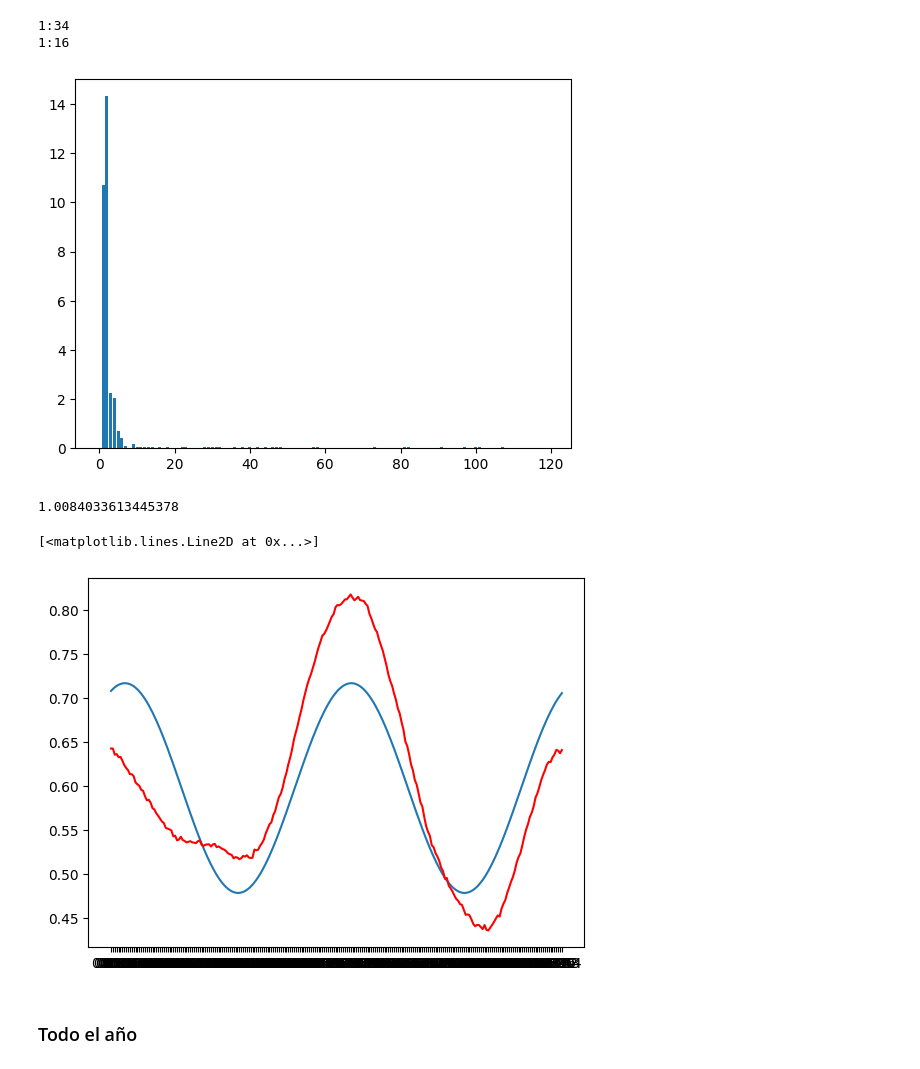
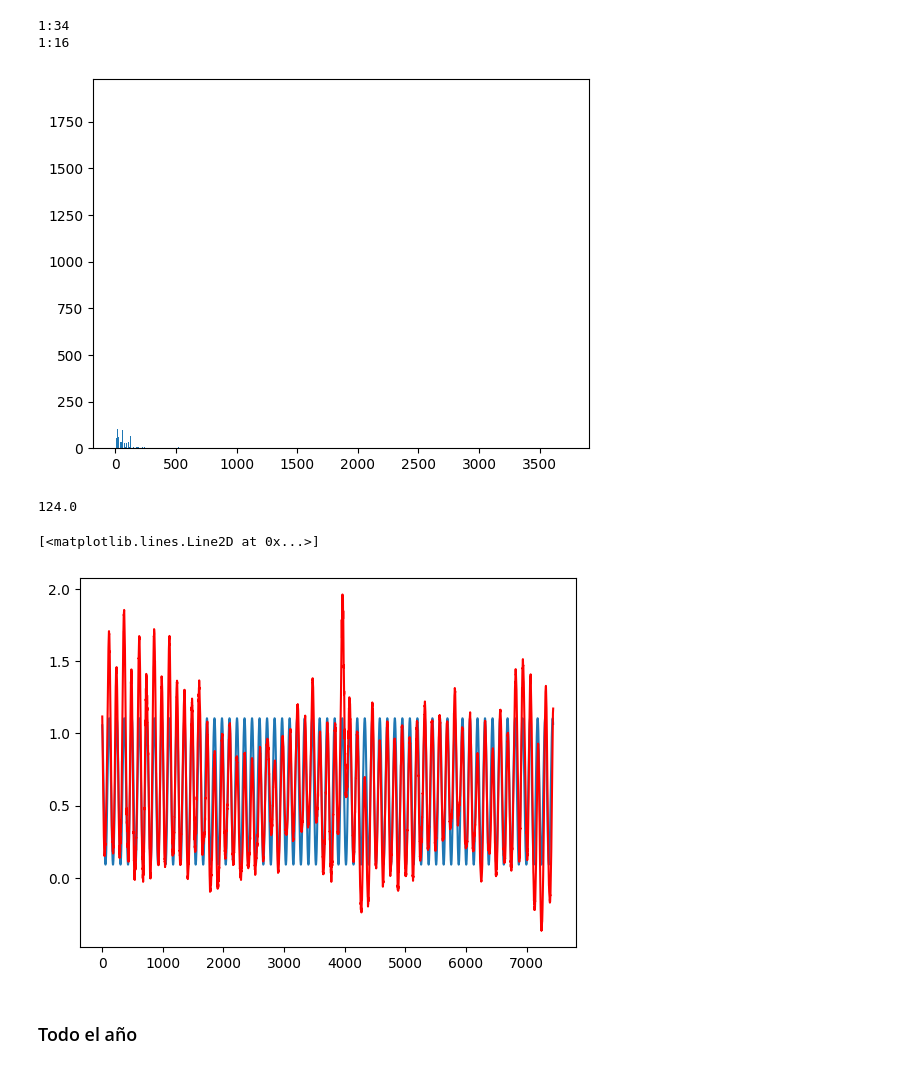
Before and after one commit to Ignacio0viedo/Analisis-de-mareas, a Jupyter notebook: tp Analisis Numerico.ipynb, the cells around one changed output. Drawn from its saved outputs; the diff is of its cells as text; code cells hidden in the pictures.

```diff
--- a/tp Analisis Numerico.ipynb
+++ b/tp Analisis Numerico.ipynb
@@ -179,7 +179,7 @@ def armador_matriz_c(cantidad_fis):
     matriz = np.matrix(columnas)
     return matriz
 # %%
-frecuencia_angular = 2 * np.pi / len(promedios_por_hora)
+frecuencia_angular = 2 * np.pi / len(alturas)
 interior_coseno = frecuencia_angular * frecuencia_mayor
 
 fis = []
@@ -194,7 +194,7 @@ for i in range(0,len(tiempos),1):
 fis.append(fi1)
 fis.append(fi2)
 fis.append(fi3)
-fis.append(promedios_por_hora)
+fis.append(alturas)
 
 pseudo_productos = calculador_pseudo_productos(fis)
 
@@ -210,13 +210,13 @@ cs = np.array(matriz_c)
 
 f = []
 x = []
-for i in range(0,240,1):
+for i in range(0,7440,1):
     x.append(i)
     f.append(cs[0] + cs[1]*np.cos(interior_coseno*i) + cs[2]*np.sin(interior_coseno*i))
 
 f = np.squeeze(f)
 
 plt.plot(x,f)
-plt.plot(tiempos,promedios_por_hora, color="red")
+plt.plot(tiempos,alturas, color="red")
 # %% [output]
 [<matplotlib.lines.Line2D at 0x...>]
@@ -276,9 +276,10 @@ print(tiempo_a_strings(promedio_diferencia_minimos))
 10:30
 10:0
 # %%
-transformada_fourier = abs(np.fft.fft(promedios_por_hora))
+transformada_fourier = abs(np.fft.fft(alturas))
 transformada_fourier[0]=0
-mitad = transformada_fourier[:12]
+print(len(alturas))
+mitad = transformada_fourier[:4380]
 x = np.arange(mitad.size)
 plt.bar(x,mitad)
 plt.show()
@@ -293,5 +295,5 @@ periodos
 # %%
-frecuencia_angular = 2 * np.pi / len(promedios_por_hora)
+frecuencia_angular = 2 * np.pi / len(alturas)
 interior_coseno = frecuencia_angular * frecuencia_mayor
 
 fis = []
@@ -306,7 +308,7 @@ for i in range(0,len(tiempos),1):
 fis.append(fi1)
 fis.append(fi2)
 fis.append(fi3)
-fis.append(promedios_por_hora)
+fis.append(alturas)
 
 pseudo_productos = calculador_pseudo_productos(fis)
 
@@ -322,13 +324,13 @@ cs = np.array(matriz_c)
 
 f = []
 x = []
-for i in range(0,24,1):
+for i in range(0,4380,1):
     x.append(i)
     f.append(cs[0] + cs[1]*np.cos(interior_coseno*i) + cs[2]*np.sin(interior_coseno*i))
 
 f = np.squeeze(f)
 
-plt.plot(x,f)
-plt.plot(tiempos,promedios_por_hora, color="red")
+plt.plot(x[:336],f[:336])
+plt.plot(tiempos[:336],alturas[:336], color="red")
 # %% [output]
 [<matplotlib.lines.Line2D at 0x...>]
@@ -390,22 +392,22 @@ print(tiempo_a_strings(promedio_diferencia_minimos))
 1:34
 1:16
 # %%
-transformada_fourier = abs(np.fft.fft(promedios_por_hora))
+transformada_fourier = abs(np.fft.fft(alturas))
 transformada_fourier[0]=0
-mitad = transformada_fourier[:120]
+mitad = transformada_fourier[:3720]
 x = np.arange(mitad.size)
 plt.bar(x,mitad)
 plt.show()
 # %% [output]
-[figure, old version]
+[figure, new version]
 # %%
 frecuencia_mayor = np.argmax(transformada_fourier)
-periodos = len(promedios_por_hora)/frecuencia_mayor
+periodos = len(alturas)/frecuencia_mayor
 periodos
 # %% [output]
-1.0084033613445378
+124.0
 # %%
-frecuencia_angular = 2 * np.pi / len(promedios_por_hora)
+frecuencia_angular = 2 * np.pi / len(alturas)
 interior_coseno = frecuencia_angular * frecuencia_mayor
 
 fis = []
@@ -416,37 +418,37 @@ for i in range(0,len(tiempos),1):
     fi1.append(1)
     fi2.append(np.cos(interior_coseno*i))
     fi3.append(np.sin(interior_coseno*i))
 
 fis.append(fi1)
 fis.append(fi2)
 fis.append(fi3)
-fis.append(promedios_por_hora)
+fis.append(alturas)
 
 pseudo_productos = calculador_pseudo_productos(fis)
 
 matriz_fi = armador_matriz_fis(pseudo_productos,3)
 matriz_f = armador_matriz_f(pseudo_productos,3)
 matriz_c = armador_matriz_c(3)
 
 inversa_matriz_fi = np.linalg.inv(matriz_fi)
 
 matriz_c = inversa_matriz_fi * matriz_f
 
 cs = np.array(matriz_c)
 
 f = []
 x = []
-for i in range(0,240,1):
+for i in range(0,7440,1):
     x.append(i)
     f.append(cs[0] + cs[1]*np.cos(interior_coseno*i) + cs[2]*np.sin(interior_coseno*i))
 
 f = np.squeeze(f)
 
 plt.plot(x,f)
-plt.plot(tiempos,promedios_por_hora, color="red")
+plt.plot(tiempos,alturas, color="red")
 # %% [output]
 [<matplotlib.lines.Line2D at 0x...>]
-[figure, old version]
+[figure, new version]
 # %% [markdown]
 ### Todo el año
 # %%
```
Also changed, not shown: parts of 18 cells of this notebook.
